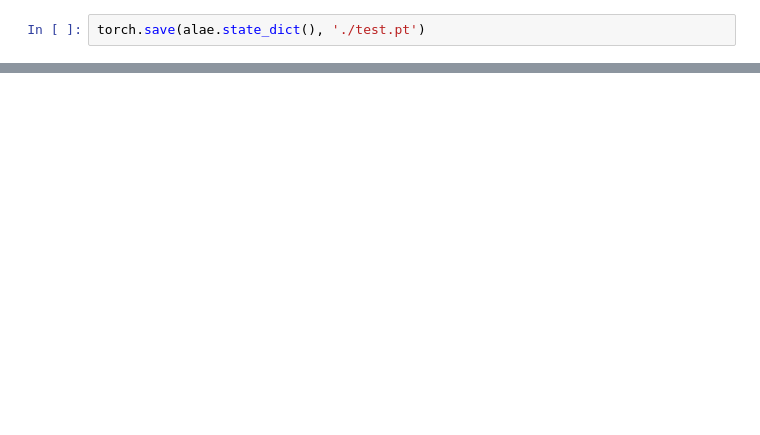
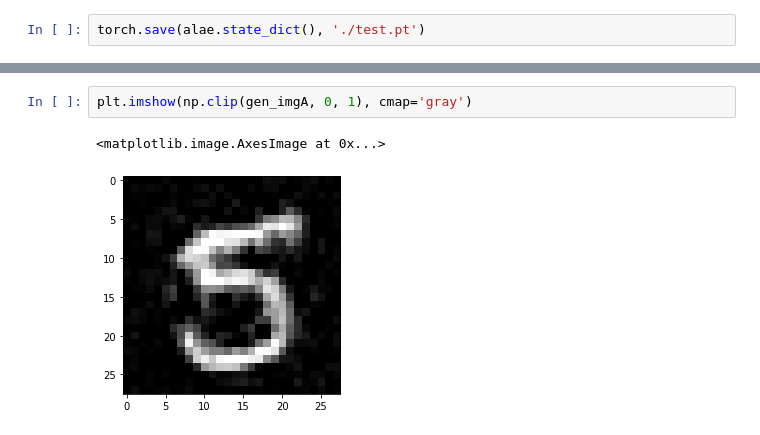
Before and after one commit to Distortedlogic/ALAE-MNIST, a Jupyter notebook: torch/pytorch.ipynb, the cells around one changed output, grey strips where cells are left out. Saved outputs shown, nothing was run; the diff lists cells and outputs as text; blank space fills up the shorter version.

```diff
--- a/torch/pytorch.ipynb
+++ b/torch/pytorch.ipynb
@@ -70,0 +59,5 @@ latentB = alae.e(nn_input[idxB:idxB + 1].reshape(1, 784 + 10))
+# %%
+plt.imshow(np.clip(gen_imgA, 0, 1), cmap='gray')
+# %% [output]
+<matplotlib.image.AxesImage at 0x...>
+[figure, added]
```
Also changed, not shown: parts of 17 cells of this notebook, 2 other files.
